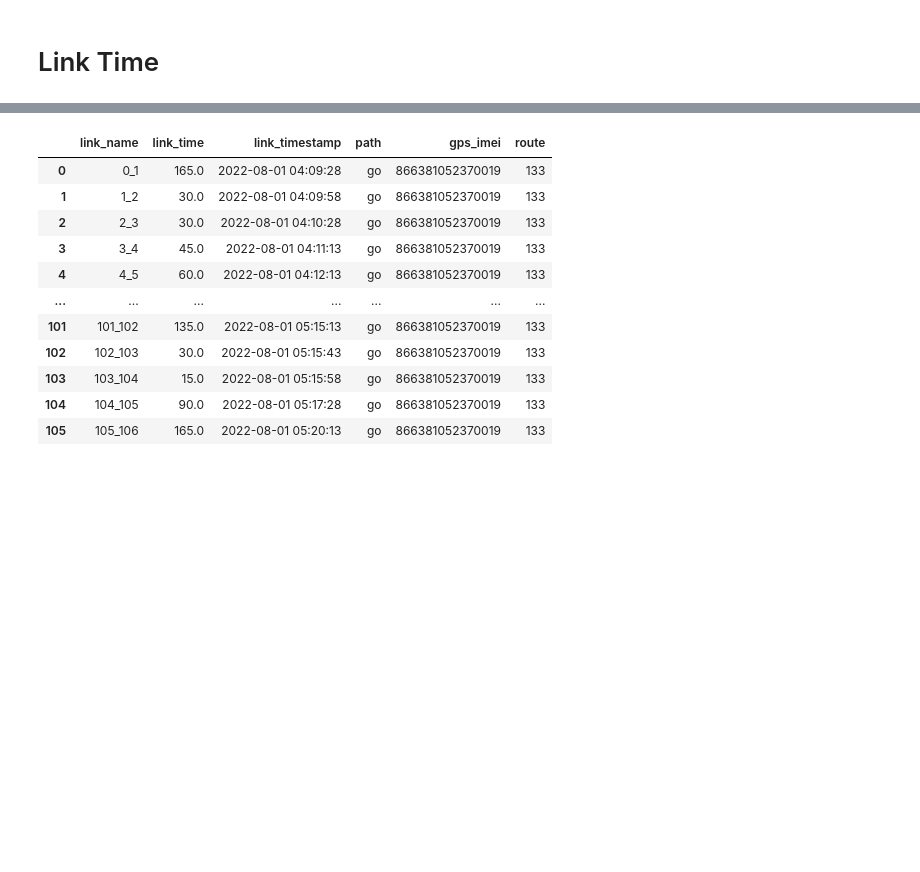
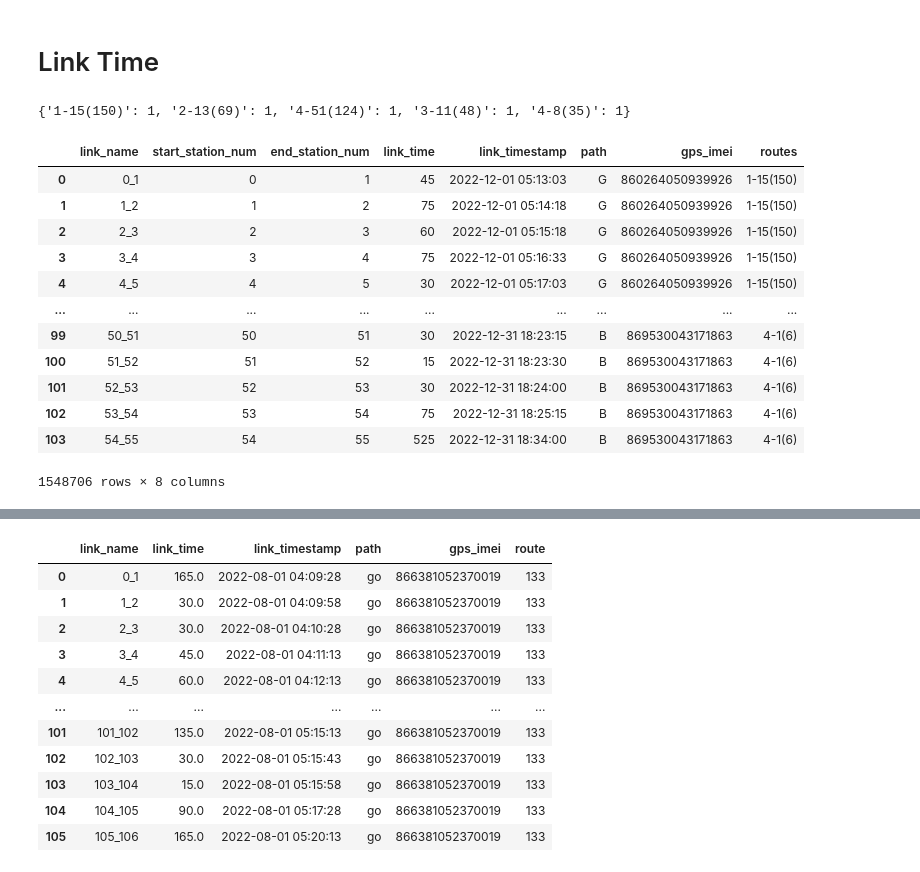
Before and after one commit to kasidejcha/eta_airflow, a Jupyter notebook: spark/resources/gps_check.ipynb, the cells around one changed output, grey strips where cells are left out. Cells and saved outputs as stored; diff of their text form; code cells hidden in the pictures; blank space fills up the shorter version.

```diff
--- a/spark/resources/gps_check.ipynb
+++ b/spark/resources/gps_check.ipynb
@@ -52,0 +90,42 @@ arrival = pd.read_csv('/home/ea_admin/Documents/spark/airflow-spark/spark/resour
+# %%
+from glob import glob
+import pandas as pd
+link_list = glob('/mnt/c/Users/ea_user/Documents/bas_project/ETA/eta_airflow/spark/resources/data/arrival_thaistar/*/link_time/*')
+
+route = []
+for i in range(len(link_list)):
+    route.append(link_list[i].split('_')[-3])
+
+def count_duplicates(lst):
+    count = {}
+    for item in lst:
+        if item in count:
+            count[item] += 1
+        else:
+            count[item] = 1
+    return dict(sorted(count.items(), key=lambda item: item[1], reverse=True))
+
+count_duplicates(route[:5])
+# %% [output]
+{'1-15(150)': 1, '2-13(69)': 1, '4-51(124)': 1, '3-11(48)': 1, '4-8(35)': 1}
+# %%
+df_list = []
+for path in link_list:
+    df_list.append(pd.read_csv(path))
+link_time = pd.concat(df_list)
+# %%
+link_time
+# %% [output]
+|  | link_name | start_station_num | end_station_num | link_time | link_timestamp | path | gps_imei | routes |
+| 0 | 0_1 | 0 | 1 | 45 | 2022-12-01 05:13:03 | G | 860264050939926 | 1-15(150) |
+| 1 | 1_2 | 1 | 2 | 75 | 2022-12-01 05:14:18 | G | 860264050939926 | 1-15(150) |
+| 2 | 2_3 | 2 | 3 | 60 | 2022-12-01 05:15:18 | G | 860264050939926 | 1-15(150) |
+| 3 | 3_4 | 3 | 4 | 75 | 2022-12-01 05:16:33 | G | 860264050939926 | 1-15(150) |
+| 4 | 4_5 | 4 | 5 | 30 | 2022-12-01 05:17:03 | G | 860264050939926 | 1-15(150) |
+| ... | ... | ... | ... | ... | ... | ... | ... | ... |
+| 99 | 50_51 | 50 | 51 | 30 | 2022-12-31 18:23:15 | B | 869530043171863 | 4-1(6) |
+| 100 | 51_52 | 51 | 52 | 15 | 2022-12-31 18:23:30 | B | 869530043171863 | 4-1(6) |
+| 101 | 52_53 | 52 | 53 | 30 | 2022-12-31 18:24:00 | B | 869530043171863 | 4-1(6) |
+| 102 | 53_54 | 53 | 54 | 75 | 2022-12-31 18:25:15 | B | 869530043171863 | 4-1(6) |
+| 103 | 54_55 | 54 | 55 | 525 | 2022-12-31 18:34:00 | B | 869530043171863 | 4-1(6) |
+1548706 rows × 8 columns
```
Also changed, not shown: parts of 5 cells of this notebook, 35 other files.
